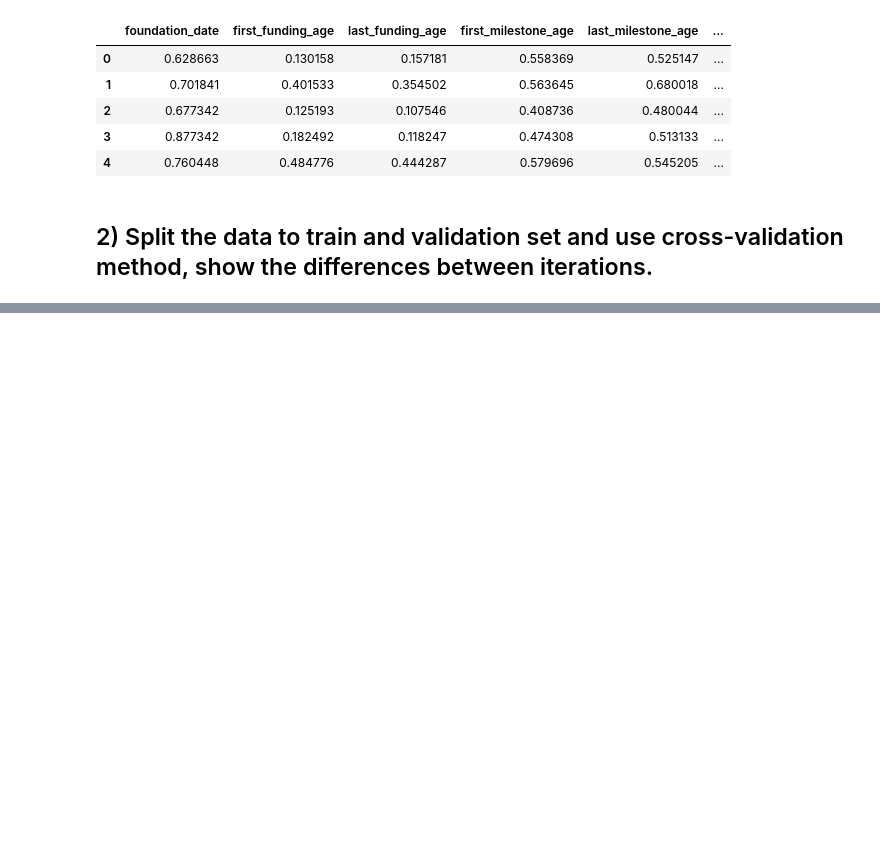
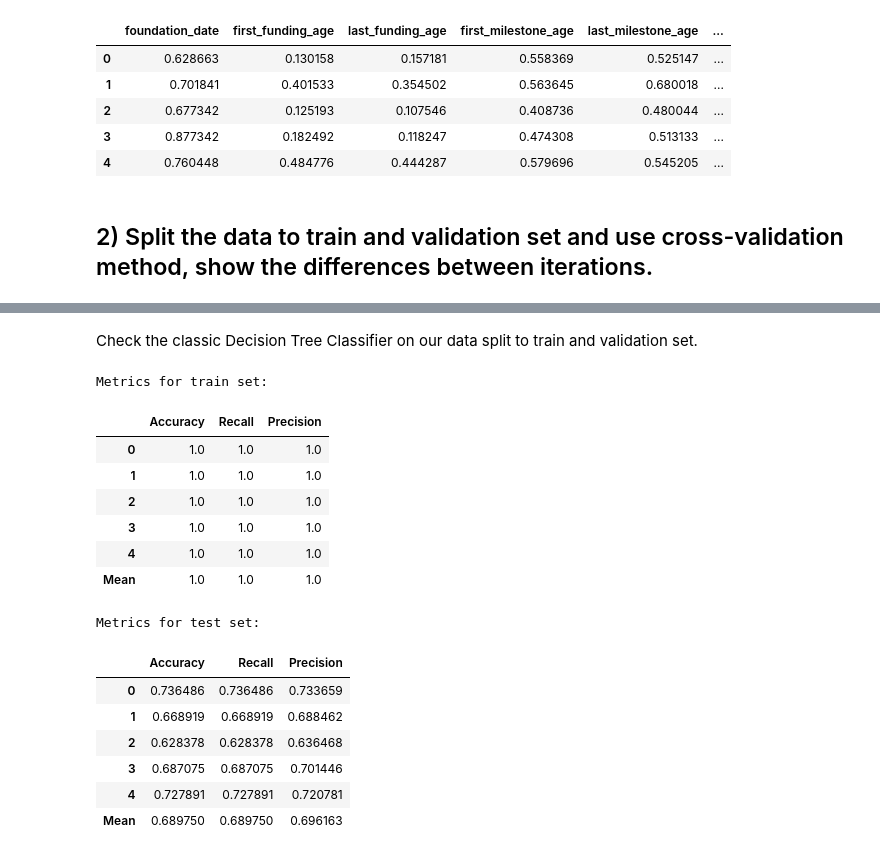
Before and after one commit to Liri-Be/DataMining, a Jupyter notebook: part-2/part2.ipynb, the cells around one changed output, grey strips where cells are left out. Cells and saved outputs as stored; diff of their text form; code cells hidden in the pictures; blank space fills up the shorter version.

```diff
--- a/part-2/part2.ipynb
+++ b/part-2/part2.ipynb
@@ -733,0 +733,22 @@ split_train_result(create_dummies(data_frame_train_clean))
+# %% [markdown]
+Check the classic Decision Tree Classifier on our data split to train and validation set.
+# %%
+X, y = split_train_result(data_frame_train_clean)
+evaluate(X, y, clf=DecisionTreeClassifier(random_state=42))
+# %% [output]
+Metrics for train set:
+|  | Accuracy | Recall | Precision |
+| 0 | 1.0 | 1.0 | 1.0 |
+| 1 | 1.0 | 1.0 | 1.0 |
+| 2 | 1.0 | 1.0 | 1.0 |
+| 3 | 1.0 | 1.0 | 1.0 |
+| 4 | 1.0 | 1.0 | 1.0 |
+| Mean | 1.0 | 1.0 | 1.0 |
+Metrics for test set:
+|  | Accuracy | Recall | Precision |
+| 0 | 0.736486 | 0.736486 | 0.733659 |
+| 1 | 0.668919 | 0.668919 | 0.688462 |
+| 2 | 0.628378 | 0.628378 | 0.636468 |
+| 3 | 0.687075 | 0.687075 | 0.701446 |
+| 4 | 0.727891 | 0.727891 | 0.720781 |
+| Mean | 0.689750 | 0.689750 | 0.696163 |
```
Also changed, not shown: parts of 24 cells of this notebook.
